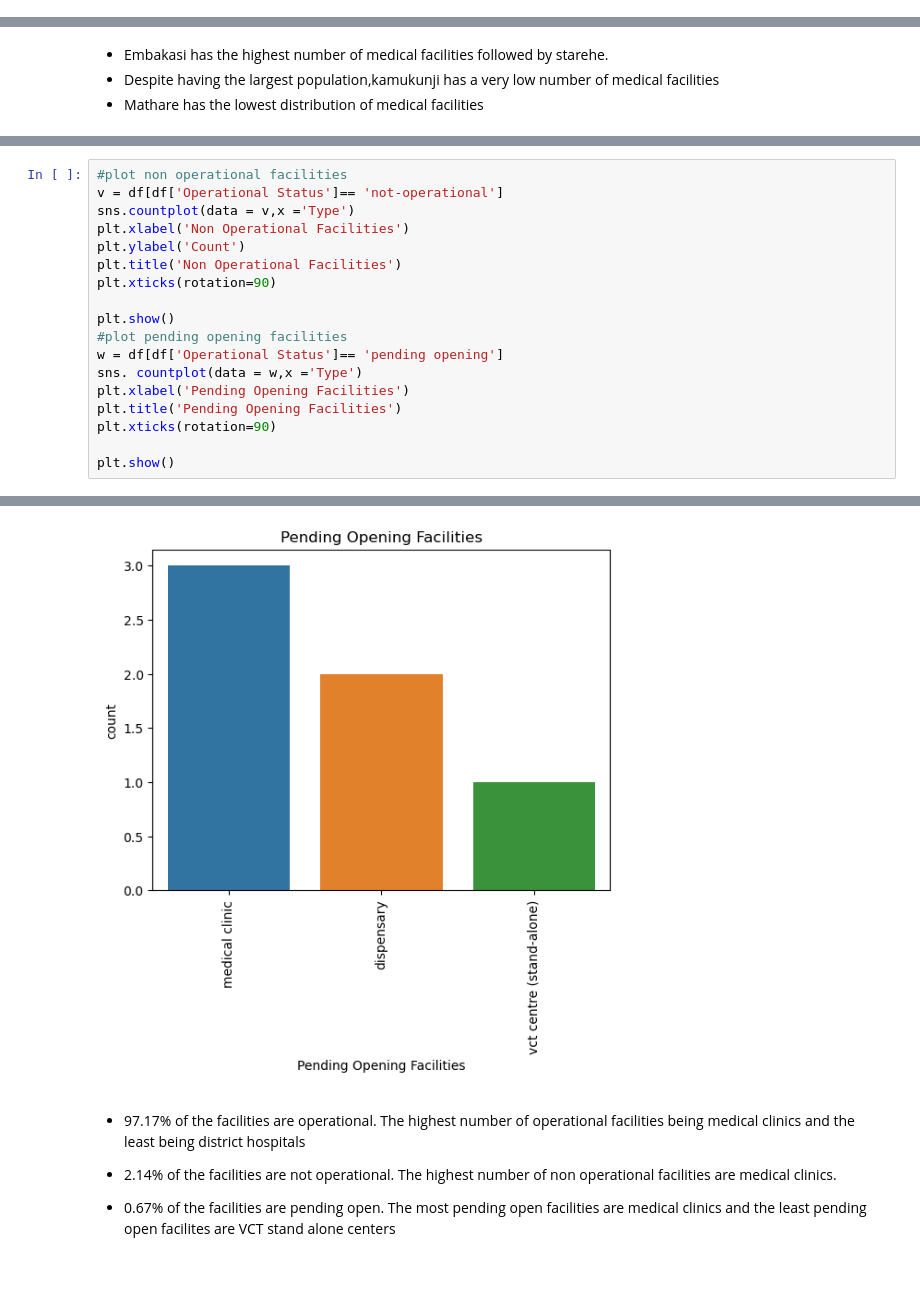
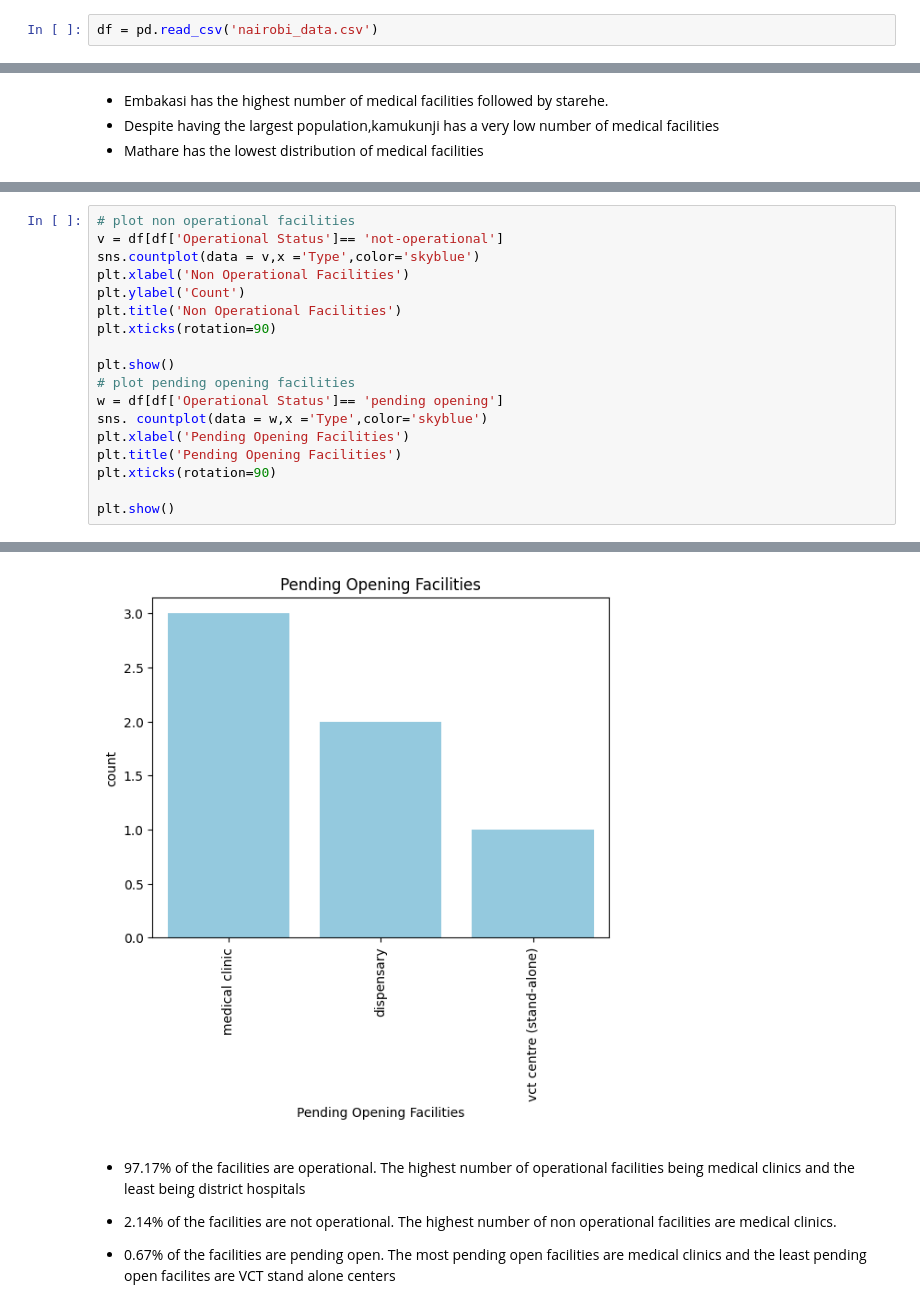
Before and after one commit to PriscillaJoan/Health-Care-Facilities, a Jupyter notebook: final workbook.ipynb, the cells around one changed output, grey strips where cells are left out. Drawn from its saved outputs; the diff is of its cells as text; blank space fills up the shorter version.

```diff
--- a/final workbook.ipynb
+++ b/final workbook.ipynb
@@ -458,6 +460,8 @@ df[['Beds','Cots']]=df[['Beds','Cots']].astype(int)
 # %%
 import matplotlib.pyplot as plt
 import seaborn as sns
+# %%
+df = pd.read_csv('nairobi_data.csv')
 # %%
 # calculate the percentage of 'ART' for each 'Type' category
 art_percent = df.groupby(['Type', 'ART'])['ART'].count().unstack('ART').apply(lambda x: x / x.sum() * 100, axis=1)
@@ -609,16 +628,16 @@ plt.tight_layout()
 # %%
-#plot non operational facilities
+# plot non operational facilities
 v = df[df['Operational Status']== 'not-operational']
-sns.countplot(data = v,x ='Type')
+sns.countplot(data = v,x ='Type',color='skyblue')
 plt.xlabel('Non Operational Facilities')
 plt.ylabel('Count')
 plt.title('Non Operational Facilities')
 plt.xticks(rotation=90)
 
 plt.show()
-#plot pending opening facilities
+# plot pending opening facilities
 w = df[df['Operational Status']== 'pending opening']
-sns. countplot(data = w,x ='Type')
+sns. countplot(data = w,x ='Type',color='skyblue')
 plt.xlabel('Pending Opening Facilities')
 plt.title('Pending Opening Facilities')
 plt.xticks(rotation=90)
@@ -629,4 +648,4 @@ plt.show()
-[figure, old version]
+[figure, new version]
 # %% [markdown]
 - 97.17% of the facilities are operational. The highest number of operational facilities being medical clinics and the least being district hospitals
 
```
Also changed, not shown: parts of 33 cells of this notebook, 9 other files.
